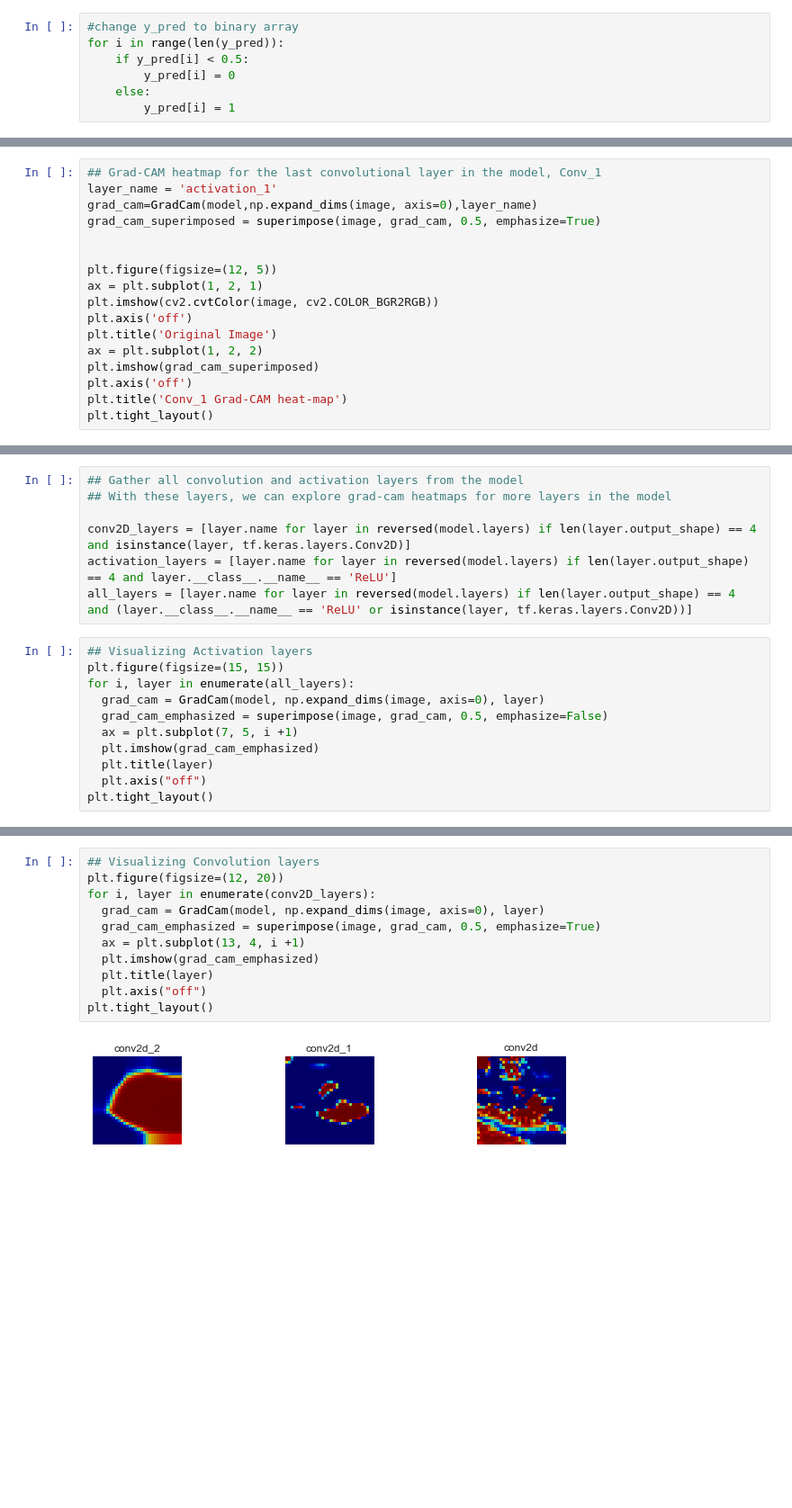
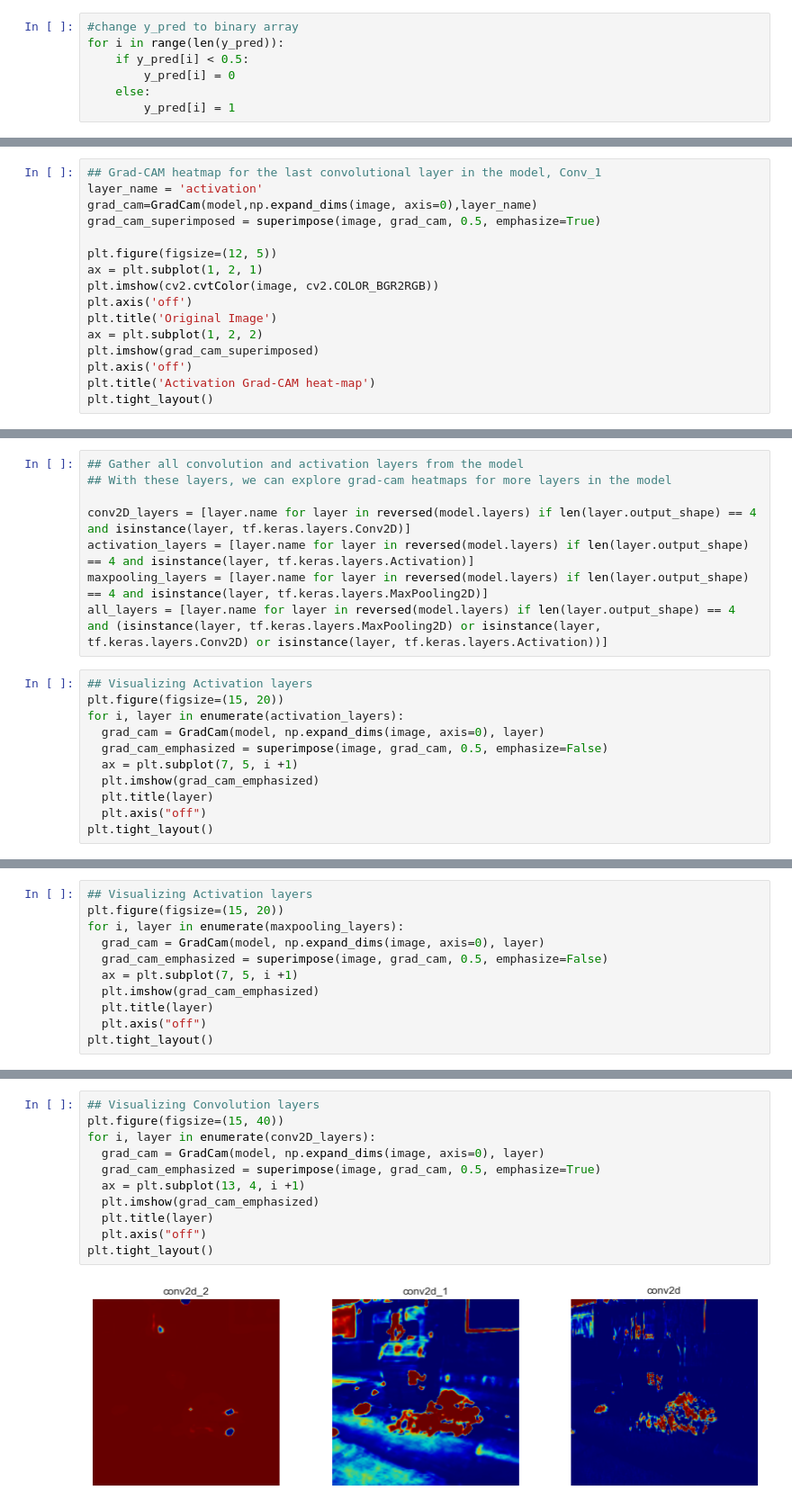
Before and after one commit to naomiehl/ComputerVision_CleanDirty, a Jupyter notebook: Classification-NetworkInterpretation.ipynb, the cells around one changed output, grey strips where cells are left out. Shown at 90% size. Drawn from its saved outputs; the diff is of its cells as text; blank space fills up the shorter version.

```diff
--- a/Classification-NetworkInterpretation.ipynb
+++ b/Classification-NetworkInterpretation.ipynb
@@ -375,9 +369,8 @@ plt.tight_layout()
 # %%
 ## Grad-CAM heatmap for the last convolutional layer in the model, Conv_1
-layer_name = 'activation_1'
+layer_name = 'activation'
 grad_cam=GradCam(model,np.expand_dims(image, axis=0),layer_name)
 grad_cam_superimposed = superimpose(image, grad_cam, 0.5, emphasize=True)
-
 
 plt.figure(figsize=(12, 5))
 ax = plt.subplot(1, 2, 1)
@@ -387,6 +380,6 @@ plt.title('Original Image')
 ax = plt.subplot(1, 2, 2)
 plt.imshow(grad_cam_superimposed)
 plt.axis('off')
-plt.title('Conv_1 Grad-CAM heat-map')
+plt.title('Activation Grad-CAM heat-map')
 plt.tight_layout()
 # %% [output]
@@ -396,12 +389,13 @@ plt.tight_layout()
 ## With these layers, we can explore grad-cam heatmaps for more layers in the model
 
 conv2D_layers = [layer.name for layer in reversed(model.layers) if len(layer.output_shape) == 4 and isinstance(layer, tf.keras.layers.Conv2D)]
-activation_layers = [layer.name for layer in reversed(model.layers) if len(layer.output_shape) == 4 and layer.__class__.__name__ == 'ReLU']
-all_layers = [layer.name for layer in reversed(model.layers) if len(layer.output_shape) == 4 and (layer.__class__.__name__ == 'ReLU' or isinstance(layer, tf.keras.layers.Conv2D))]
+activation_layers = [layer.name for layer in reversed(model.layers) if len(layer.output_shape) == 4 and isinstance(layer, tf.keras.layers.Activation)]
+maxpooling_layers = [layer.name for layer in reversed(model.layers) if len(layer.output_shape) == 4 and isinstance(layer, tf.keras.layers.MaxPooling2D)]
+all_layers = [layer.name for layer in reversed(model.layers) if len(layer.output_shape) == 4 and (isinstance(layer, tf.keras.layers.MaxPooling2D) or isinstance(layer, tf.keras.layers.Conv2D) or isinstance(layer, tf.keras.layers.Activation))]
 # %%
 ## Visualizing Activation layers
-plt.figure(figsize=(15, 15))
-for i, layer in enumerate(all_layers):
+plt.figure(figsize=(15, 20))
+for i, layer in enumerate(activation_layers):
   grad_cam = GradCam(model, np.expand_dims(image, axis=0), layer)
   grad_cam_emphasized = superimpose(image, grad_cam, 0.5, emphasize=False)
   ax = plt.subplot(7, 5, i +1)
@@ -413,0 +408,11 @@ plt.tight_layout()
+# %%
+## Visualizing Activation layers
+plt.figure(figsize=(15, 20))
+for i, layer in enumerate(maxpooling_layers):
+  grad_cam = GradCam(model, np.expand_dims(image, axis=0), layer)
+  grad_cam_emphasized = superimpose(image, grad_cam, 0.5, emphasize=False)
+  ax = plt.subplot(7, 5, i +1)
+  plt.imshow(grad_cam_emphasized)
+  plt.title(layer)
+  plt.axis("off")
+plt.tight_layout()
@@ -414,15 +421,15 @@ plt.tight_layout()
 # %%
 ## Visualizing Convolution layers
-plt.figure(figsize=(12, 20))
+plt.figure(figsize=(15, 40))
 for i, layer in enumerate(conv2D_layers):
   grad_cam = GradCam(model, np.expand_dims(image, axis=0), layer)
   grad_cam_emphasized = superimpose(image, grad_cam, 0.5, emphasize=True)
   ax = plt.subplot(13, 4, i +1)
   plt.imshow(grad_cam_emphasized)
   plt.title(layer)
   plt.axis("off")
 plt.tight_layout()
 # %% [output]
-[figure, old version]
+[figure, new version]
 # %%
 def fuse_layers(layers, model, img, emphasize=False):
```
Also changed, not shown: parts of 31 cells of this notebook.
